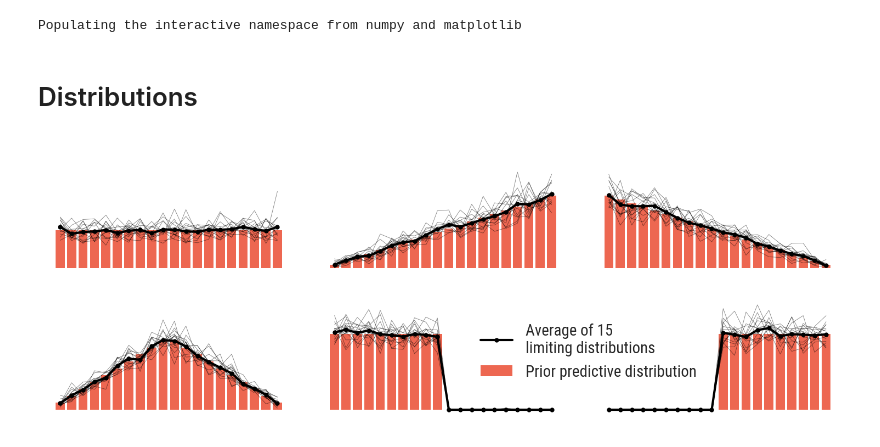
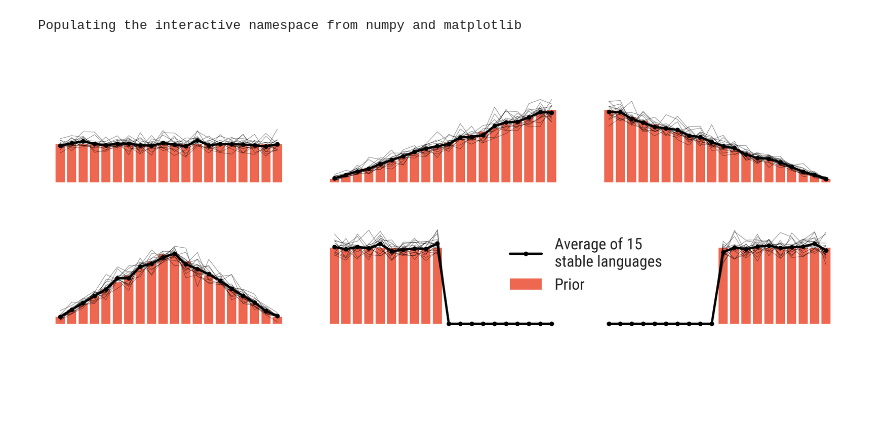
Before and after one commit to bacor/thesis, a Jupyter notebook: experiments/BNG04/BNG04 analysis.ipynb, the cells around one changed output. Saved outputs shown, nothing was run; the diff lists cells and outputs as text; code cells hidden in the pictures; blank space fills up the shorter version.

```diff
--- a/experiments/BNG04/BNG04 analysis.ipynb
+++ b/experiments/BNG04/BNG04 analysis.ipynb
@@ -30,19 +13,28 @@ for var, values in vals.items():
-# %% [markdown]
-# Distributions
+# %%
+# Load all data
+results = {}
+pis = ['flat','stair_up', 'stair_down', 'peak', 'lower_half', 'upper_half']
+for pi in pis:
+    results[pi] = {'phis':[]}
+    for run in range(1,16):
+        fn = f'../../results/BNG04/BNG04-pi-{pi}-run-{run:0>4}'
+        params = load_BNG_simulation(fn)
+        if run == 1:
+            results[pi]['params'] = params
+        results[pi]['phis'].append(params['phis'])
+    results[pi]['phis'] = array(results[pi]['phis'])
 # %%
 # plot
-var = 'pi'
-def show_dist(val):
-    setup = json.load(open('results/BNG04-pi-{}-setup.json'.format(val)))
-    alpha = array(setup['alpha'])
+def show_dist(pi):
+    alpha = results[pi]['params']['alpha']
+    ps = results[pi]['phis']
+    xs = arange(results[pi]['params']['K'])
 
-    vs = results[var][val]['counts'] + alpha
-    ps = vs / vs.sum(axis=2)[:,:,np.newaxis]
-    xs = arange(setup['K'])
     plot(xs, ps.mean(axis=1).T, 'k', lw=.2, alpha=.5)
     plot(xs, ps.mean(axis=1).mean(axis=0), 'o-k', ms=2, lw=1,
-         label='Average of 15\nlimiting distributions')
-    pyplot.bar(xs-.4, alpha/sum(alpha), label=r'Prior predictive distribution')
+         label='Average of 15\nstable languages')
+    pyplot.bar(xs, alpha/sum(alpha), label=r'Prior',
+              color=get_color('orange'))
 
 figure(figsize=cm2inch(12,4))
 
@@ -50,32 +42,32 @@ ax1 = subplot(231)
 show_dist('flat')
 
 ax2 = subplot(232, sharey=ax1)
 show_dist('stair_up')
 
 ax3 = subplot(233, sharey=ax1)
 show_dist('stair_down')
 
 ax4 = subplot(234, sharey=ax1)
 show_dist('peak')
 
 ax5 = subplot(235, sharey=ax1)
 show_dist('lower_half')
 
 ax6 = subplot(236, sharey=ax1)
 show_dist('upper_half')
 
 ylim(-0.005,.15)
 yticks([])
 for ax in [ax1,ax2,ax3,ax4,ax5,ax6]:
     sca(ax)
     xticks([])
     xlim(-.5, 19.5)
 
 sns.despine(left=True,bottom=True)
-legend(bbox_to_anchor=(.45, .85))
+legend(bbox_to_anchor=(.3, .85))
 
 subplots_adjust(left=0, bottom=0, right=1, top=1)
 savefig('BNG04-resulting-distributions.pdf', bbox_inches='tight')
 copyfig('BNG04-resulting-distributions.pdf')
 # %% [output]
-[figure, old version]
+[figure, new version]
```
Also changed, not shown: parts of 2 cells of this notebook, 25 other files.
